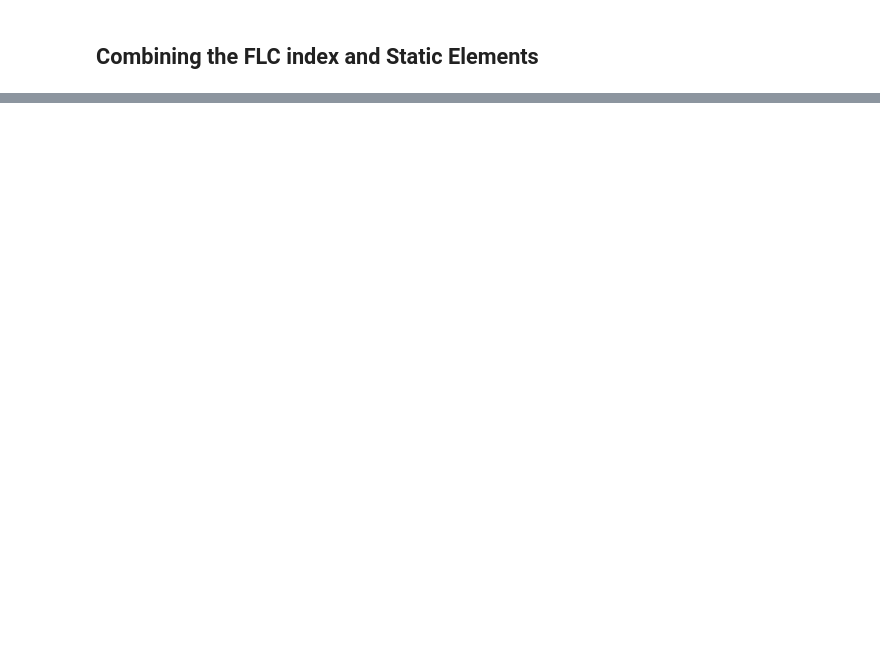
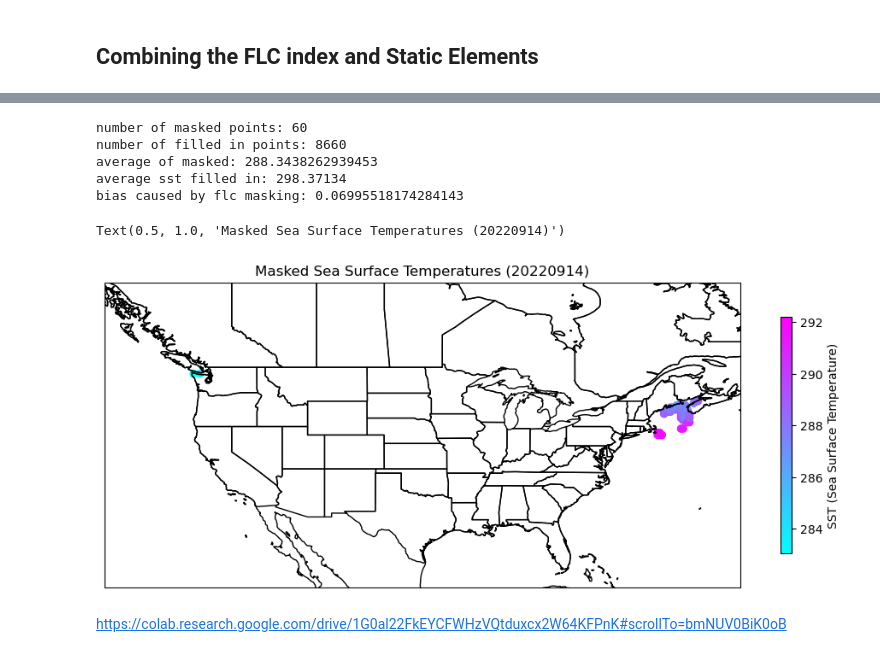
Before and after one commit to jesseturner/FalseLowClouds, a Jupyter notebook: Static_Features/Estimate_SST_impact.ipynb, the cells around one changed output, grey strips where cells are left out. Saved outputs shown, nothing was run; the diff lists cells and outputs as text; code cells hidden in the pictures; blank space fills up the shorter version.

```diff
--- a/Static_Features/Estimate_SST_impact.ipynb
+++ b/Static_Features/Estimate_SST_impact.ipynb
@@ -369,0 +369,6 @@ A[spatial.KDTree(A).query(pt)[1]]
+# %%
+btd_ds = xr.Dataset({'BTD':(('x', 'y'),BTD)},
+                    coords = {'latitude': (('x', 'y'), subset_07.Rad.lat.values),
+                              'longitude': (('x', 'y'), subset_07.Rad.lon.values)},
+                    attrs={'variable':'Brightness Temperature Difference'})
+btd_ds
@@ -369,0 +426,38 @@ A[spatial.KDTree(A).query(pt)[1]]
+# %%
+#--- Analysis of SST bias
+flat_sst = np.array(sst_ds.sst).flatten()
+flat_sst = flat_sst[~np.isnan(flat_sst)]
+
+print("number of masked points:", count_masked)
+print("number of filled in points:", len(flat_sst))
+print("average of masked:", sum_sst_masked/count_masked)
+print("average sst filled in:", np.mean(flat_sst))
+average_sst_masked = (np.sum(flat_sst) - sum_sst_masked) / (len(flat_sst)-count_masked)
+print("bias caused by flc masking:", average_sst_masked - np.mean(flat_sst))
+# %% [output]
+number of masked points: 60
+number of filled in points: 8660
+average of masked: 288.3438262939453
+average sst filled in: 298.37134
+bias caused by flc masking: 0.06995518174284143
+# %%
+projection=ccrs.PlateCarree()
+fig,ax=plt.subplots(1, figsize=(12,12),subplot_kw={'projection': projection})
+cmap = plt.cm.cool
+levels = np.linspace(-0.5, 0.5, 31)
+
+sc = ax.scatter(masked_sst_df.Longitude, masked_sst_df.Latitude, c=masked_sst_df.SST, cmap=cmap)
+
+ax.set_extent([-135, -60, 23, 59], crs=ccrs.PlateCarree())
+ax.add_feature(cfeature.STATES)
+ax.coastlines(resolution='50m', color='black', linewidth=1)
+
+cbar = plt.colorbar(sc, ax=ax, cmap=cmap, shrink=0.3)
+cbar.set_label('SST (Sea Surface Temperature)')
+
+ax.set_title('Masked Sea Surface Temperatures ('+date+')')
+# %% [output]
+Text(0.5, 1.0, 'Masked Sea Surface Temperatures (20220914)')
+[figure, added]
+# %% [markdown]
+https://colab.research.google.com/drive/1G0al22FkEYCFWHzVQtduxcx2W64KFPnK#scrollTo=bmNUV0BiK0oB
```
Also changed, not shown: parts of 11 cells of this notebook.
